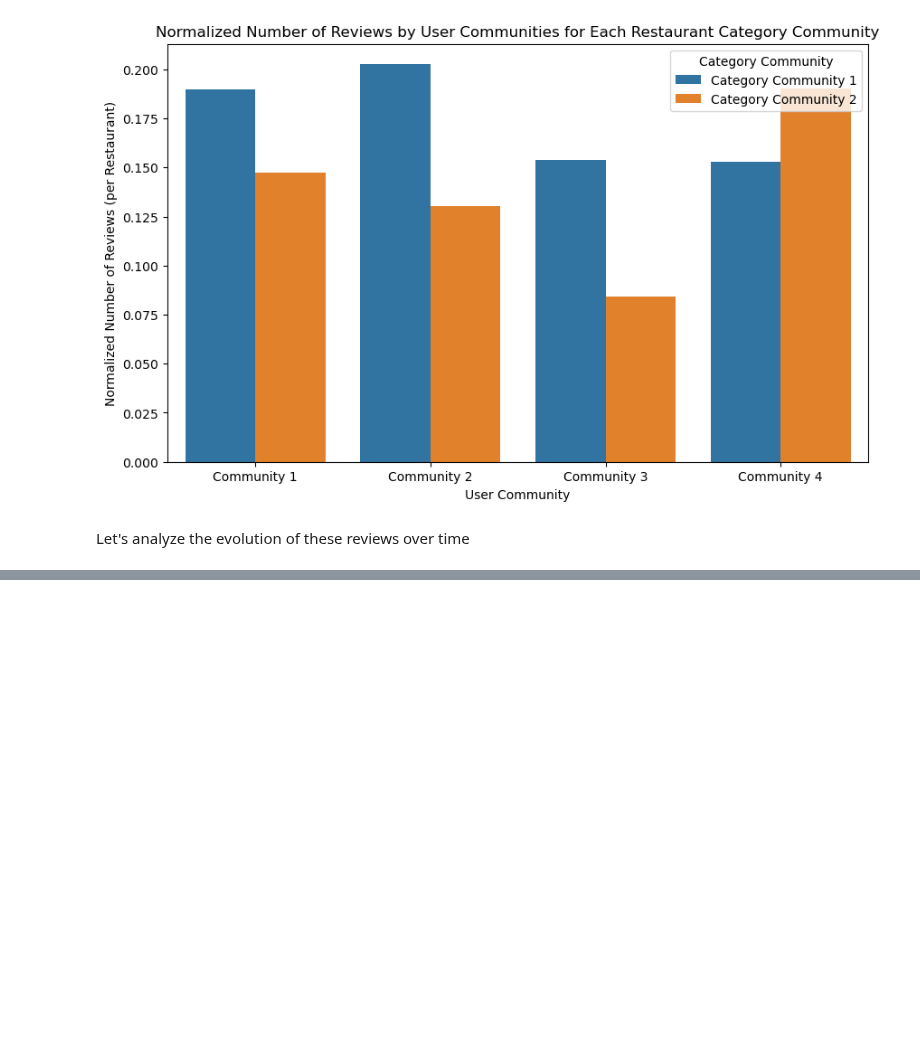
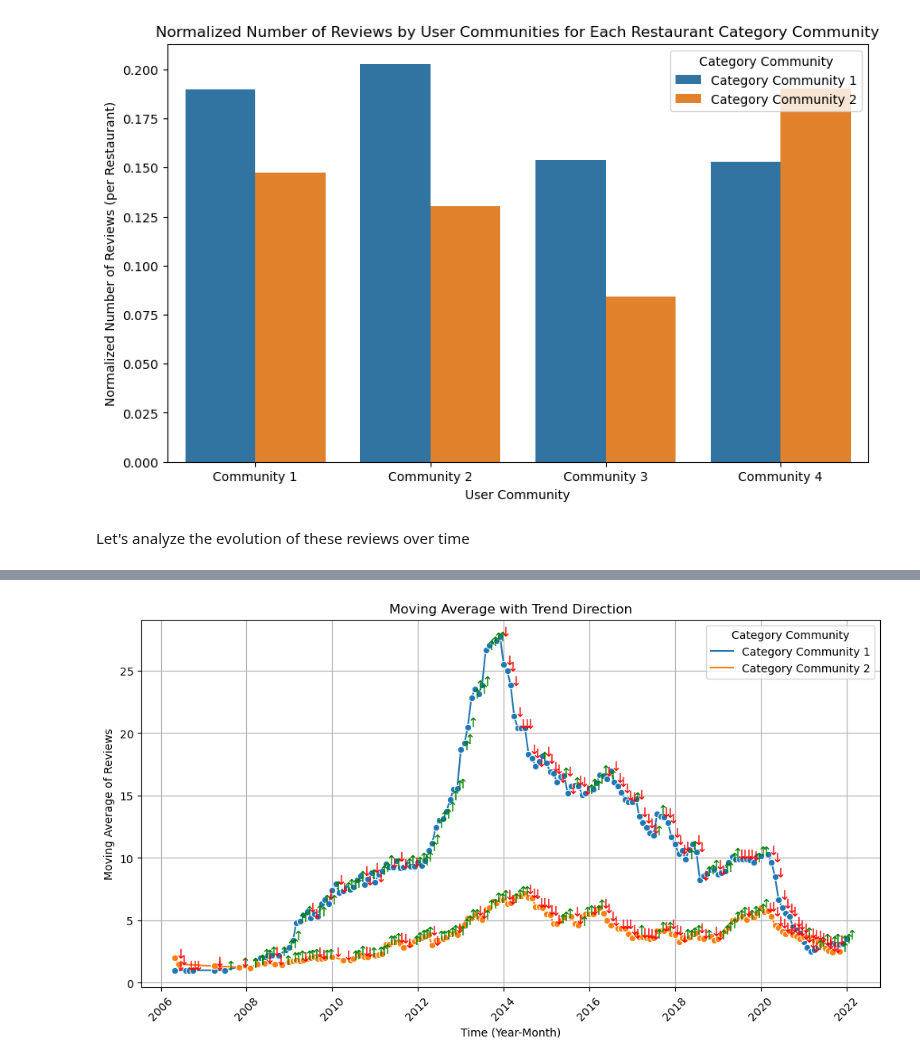
Before and after one commit to larasneves/ComplexDataAnalysis, a Jupyter notebook: Part 2 Social Network Forecasting/exploration_Lara_users_and_friends.ipynb, the cells around one changed output, grey strips where cells are left out. Drawn from its saved outputs; the diff is of its cells as text; code cells hidden in the pictures; blank space fills up the shorter version.

```diff
--- a/Part 2 Social Network Forecasting/exploration_Lara_users_and_friends.ipynb
+++ b/Part 2 Social Network Forecasting/exploration_Lara_users_and_friends.ipynb
@@ -669,0 +649,35 @@ KeyError: 'Community 2'
+# %%
+# Calculate a moving average
+window_size = 12  # 12 months moving average
+df_time_series_combined['moving_average'] = df_time_series_combined.groupby('category_community')['review_count'].transform(
+    lambda x: x.rolling(window=window_size, min_periods=1).mean()
+)
+
+# Calculate the slope of the moving average
+df_time_series_combined['slope'] = df_time_series_combined.groupby('category_community')['moving_average'].transform(
+    lambda x: np.gradient(x)
+)
+
+# Assign trend direction based on slope
+df_time_series_combined['trend_direction'] = np.where(df_time_series_combined['slope'] > 0, 'Upward', 'Downward')
+
+# Plot the results
+plt.figure(figsize=(12, 6))
+sns.lineplot(data=df_time_series_combined, x='year_month', y='moving_average', hue='category_community', marker='o')
+plt.title('Moving Average with Trend Direction')
+plt.xlabel('Time (Year-Month)')
+plt.ylabel('Moving Average of Reviews')
+plt.xticks(rotation=45)
+
+# Annotate trend direction
+for index, row in df_time_series_combined.iterrows():
+    if row['slope'] > 0:
+        plt.text(row['year_month'], row['moving_average'], '↑', color='green', fontsize=12)
+    else:
+        plt.text(row['year_month'], row['moving_average'], '↓', color='red', fontsize=12)
+
+plt.legend(title='Category Community')
+plt.grid()
+plt.show()
+# %% [output]
+[figure, added]
```
Also changed, not shown: parts of 10 cells of this notebook.
